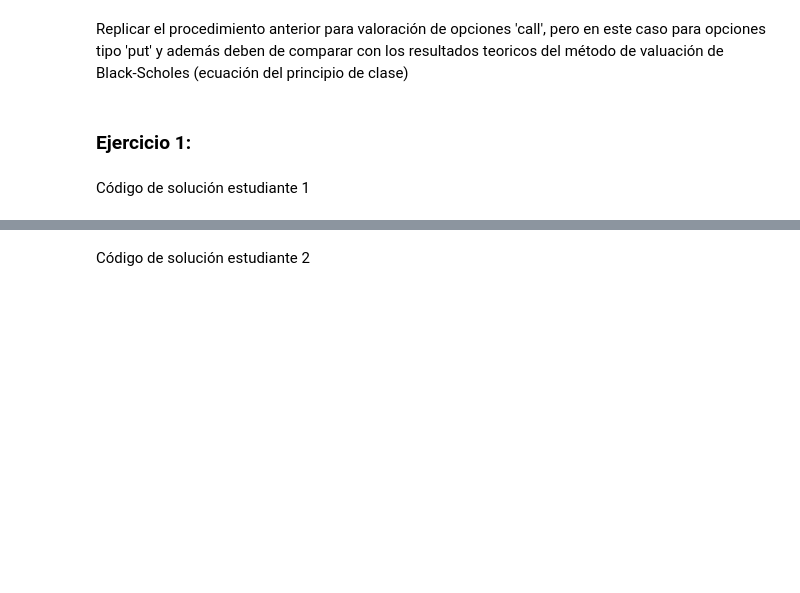
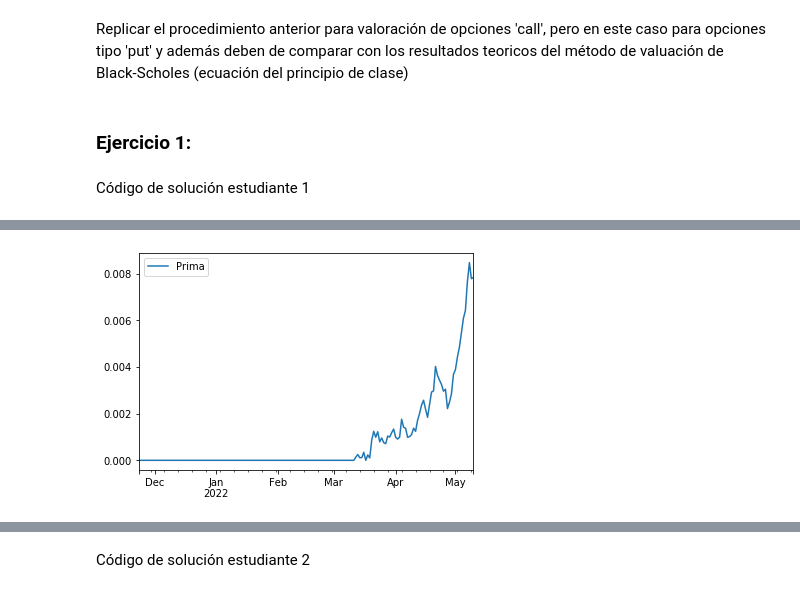
Before and after one commit to danielamichel/Tarea7-8_DMichel_MVerea, a Jupyter notebook: Tarea 8.ipynb, the cells around one changed output, grey strips where cells are left out. Cells and saved outputs as stored; diff of their text form; code cells hidden in the pictures; blank space fills up the shorter version.

```diff
--- a/Tarea 8.ipynb
+++ b/Tarea 8.ipynb
@@ -29,0 +130,4 @@ Código de solución estudiante 1
+# %%
+mu = ret_adbe.mean()[0]
+sigma = ret_adbe.std()[0]
+mu, sigma
@@ -29,0 +200,26 @@ Código de solución estudiante 1
+# %%
+from datetime import date
+Hoy = date.today()
+expiry = '2022-07-15'
+K = 662.5 # strike price
+nscen = 100000
+dates = pd.date_range(start= Hoy,
+                      periods = ndays)
+ndays = len(dates)
+S0 = closes_adbe.iloc[-1,0]  # Condición inicial del precio a simular
+
+# simular rendimientos
+sim_ret = pd.DataFrame(sigma * np.random.randn(ndays,nscen) + r,
+                       index = dates)
+
+# Simular precios
+sim_closes = S0*np.exp(sim_ret.cumsum())
+# %%
+# Valor del call
+strike = 662.5
+call = pd.DataFrame({'Prima':np.exp(-r*ndays) \
+              *np.fmax(strike-sim_closes, 0).mean(axis=1)},
+                    index = dates)
+call.plot();
+# %% [output]
+[figure, added]
```
Also changed, not shown: parts of 19 cells of this notebook.
